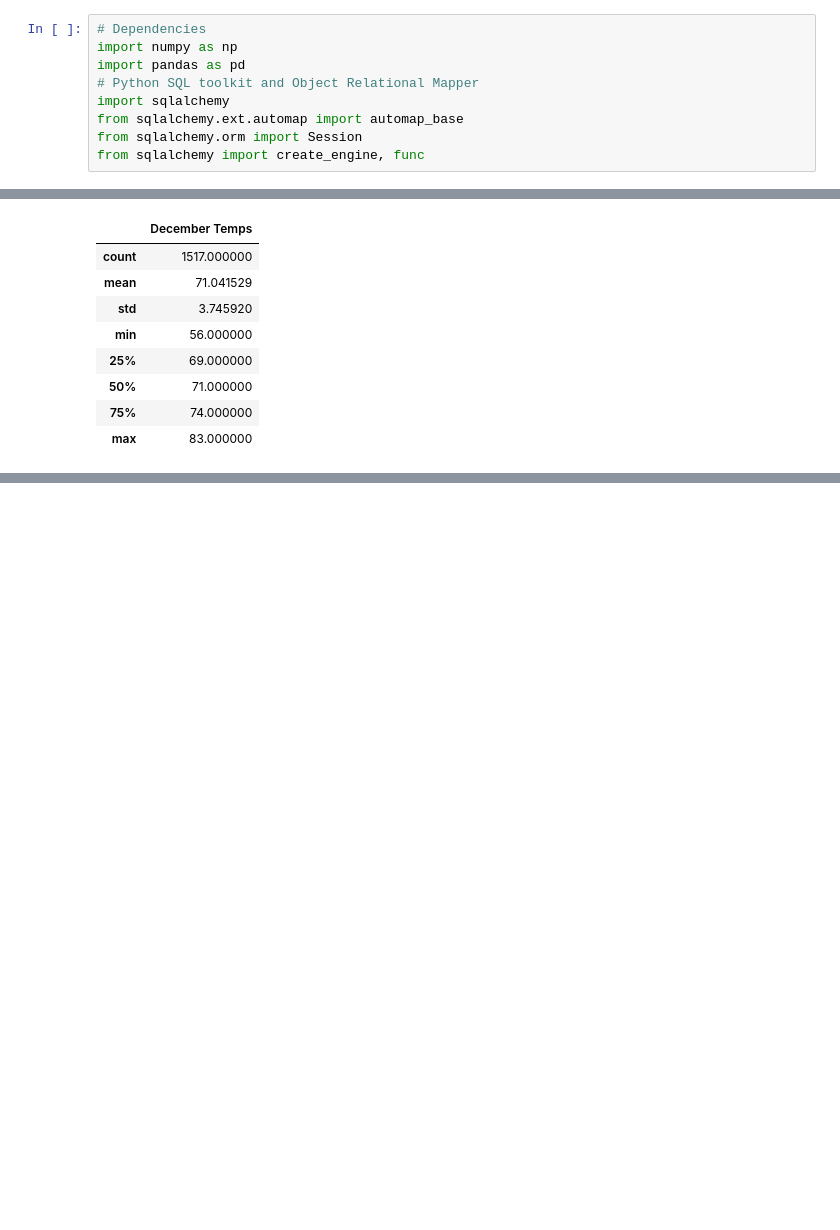
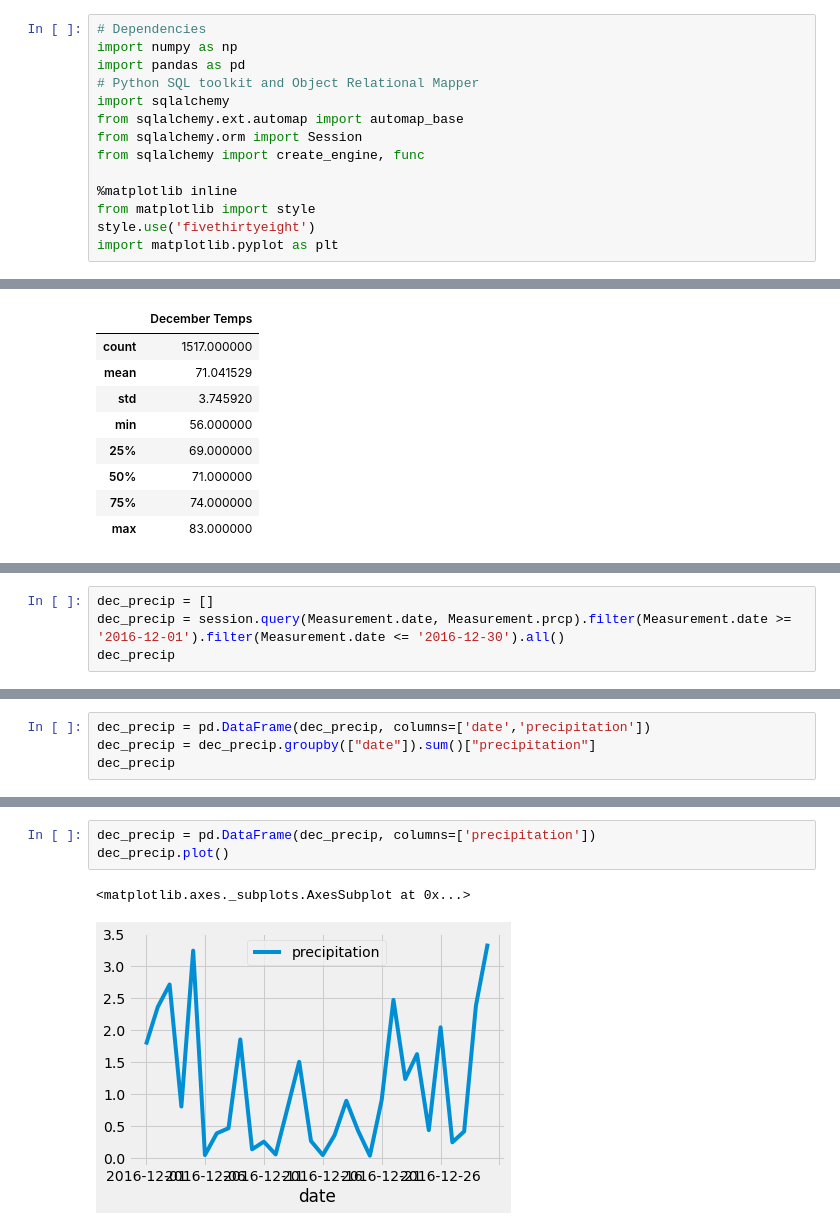
Before and after one commit to asukmawan/surfs_up, a Jupyter notebook: SurfsUp_Challenge.ipynb, the cells around one changed output, grey strips where cells are left out. Drawn from its saved outputs; the diff is of its cells as text; blank space fills up the shorter version.

```diff
--- a/SurfsUp_Challenge.ipynb
+++ b/SurfsUp_Challenge.ipynb
@@ -7,6 +7,11 @@ import sqlalchemy
 from sqlalchemy.ext.automap import automap_base
 from sqlalchemy.orm import Session
 from sqlalchemy import create_engine, func
+
+%matplotlib inline
+from matplotlib import style
+style.use('fivethirtyeight')
+import matplotlib.pyplot as plt
 # %%
 engine = create_engine("sqlite:///hawaii.sqlite")
 
@@ -180,0 +291,4 @@ df.describe()
+# %%
+dec_precip = []
+dec_precip = session.query(Measurement.date, Measurement.prcp).filter(Measurement.date >= '2016-12-01').filter(Measurement.date <= '2016-12-30').all()
+dec_precip
@@ -180,0 +313,4 @@ df.describe()
+# %%
+dec_precip = pd.DataFrame(dec_precip, columns=['date','precipitation'])
+dec_precip = dec_precip.groupby(["date"]).sum()["precipitation"]
+dec_precip
@@ -180,0 +335,6 @@ df.describe()
+# %%
+dec_precip = pd.DataFrame(dec_precip, columns=['precipitation'])
+dec_precip.plot()
+# %% [output]
+<matplotlib.axes._subplots.AxesSubplot at 0x...>
+[figure, added]
```
Also changed, not shown: parts of 13 cells of this notebook, 5 other files.
